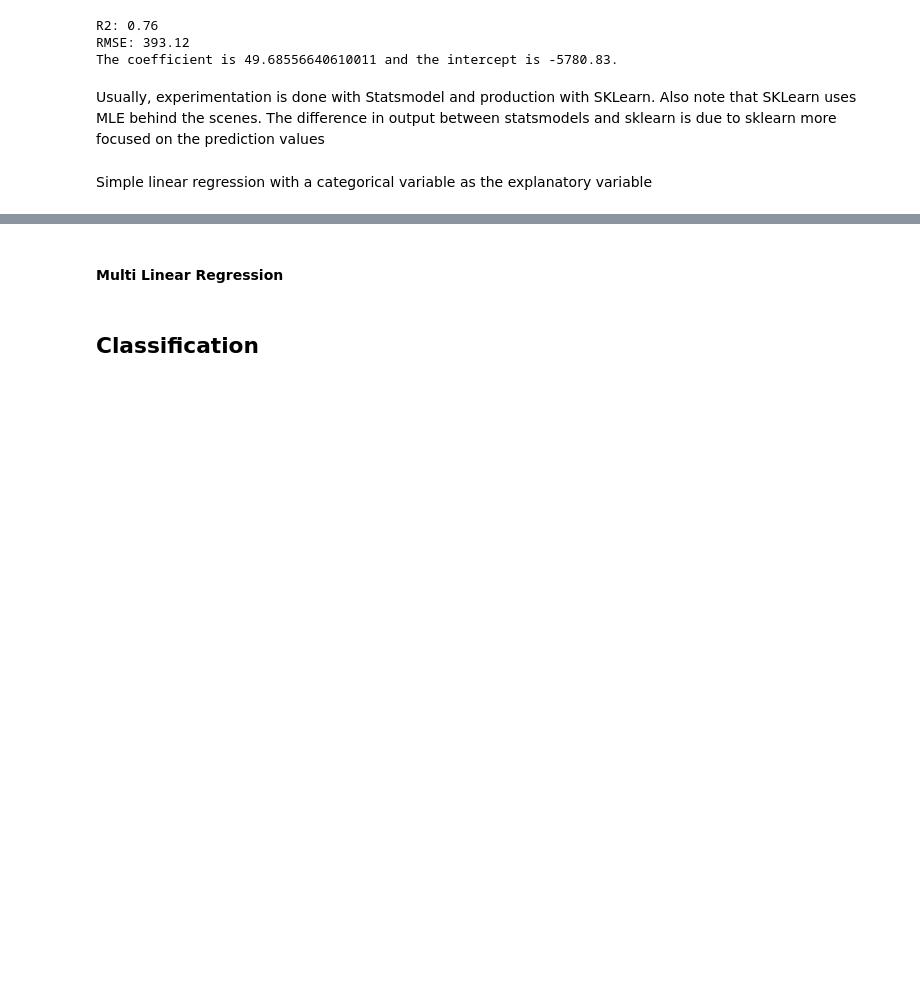
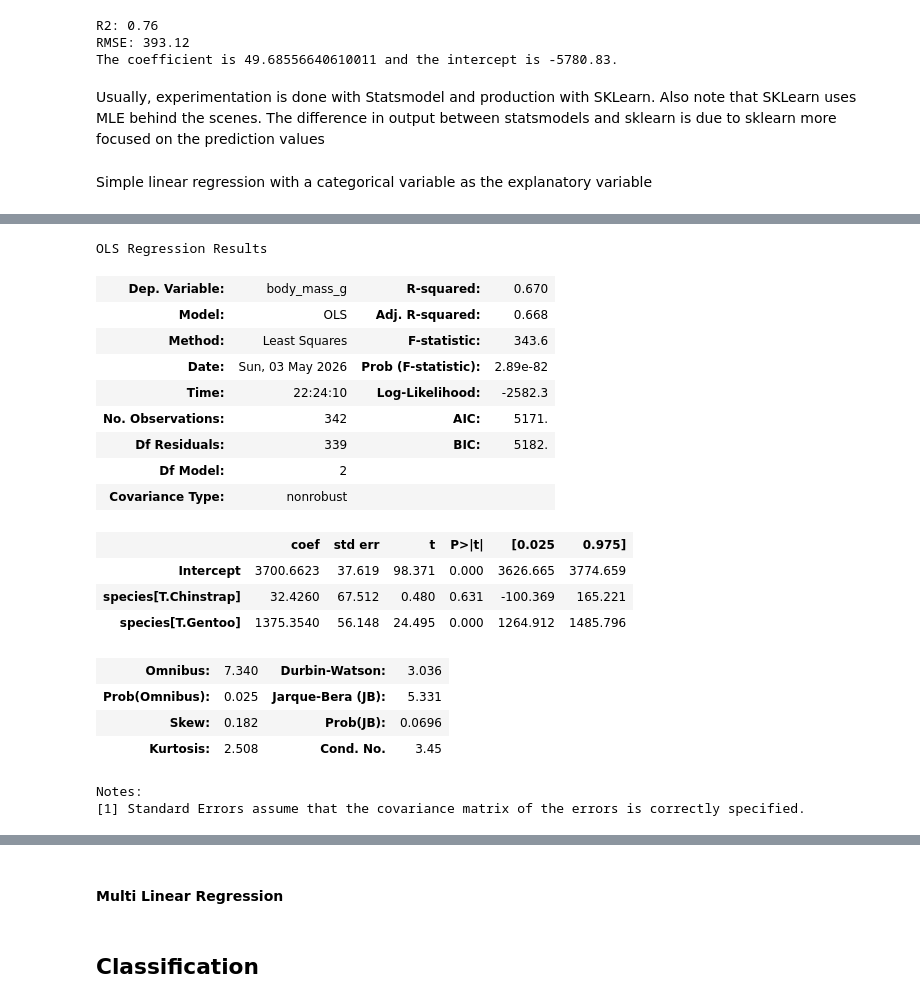
Before and after one commit to carlosjesuscaro/data_analysis_summary, a Jupyter notebook: main.ipynb, the cells around one changed output, grey strips where cells are left out. Drawn from its saved outputs; the diff is of its cells as text; code cells hidden in the pictures; blank space fills up the shorter version.

```diff
--- a/main.ipynb
+++ b/main.ipynb
@@ -563,3 +561,31 @@ OLS Regression Results
 | Kurtosis: | 2.508 | Cond. No. | 3.45 |
 Notes:
 [1] Standard Errors assume that the covariance matrix of the errors is correctly specified.
+# %%
+# Trying the statsmodels.formula.api
+
+model = smf.ols(formula='body_mass_g ~ species', data=clean_data).fit()
+model.summary()
+
+# The results are identical but there was no need to manually add a constant nor to convert the categorical variable into a dummy variable
+# %% [output]
+OLS Regression Results
+| Dep. Variable: | body_mass_g | R-squared: | 0.670 |
+| Model: | OLS | Adj. R-squared: | 0.668 |
+| Method: | Least Squares | F-statistic: | 343.6 |
+| Date: | Sun, 03 May 2026 | Prob (F-statistic): | 2.89e-82 |
+| Time: | 22:24:10 | Log-Likelihood: | -2582.3 |
+| No. Observations: | 342 | AIC: | 5171. |
+| Df Residuals: | 339 | BIC: | 5182. |
+| Df Model: | 2 |  |  |
+| Covariance Type: | nonrobust |  |  |
+|  | coef | std err | t | P>|t| | [0.025 | 0.975] |
+| Intercept | 3700.6623 | 37.619 | 98.371 | 0.000 | 3626.665 | 3774.659 |
+| species[T.Chinstrap] | 32.4260 | 67.512 | 0.480 | 0.631 | -100.369 | 165.221 |
+| species[T.Gentoo] | 1375.3540 | 56.148 | 24.495 | 0.000 | 1264.912 | 1485.796 |
+| Omnibus: | 7.340 | Durbin-Watson: | 3.036 |
+| Prob(Omnibus): | 0.025 | Jarque-Bera (JB): | 5.331 |
+| Skew: | 0.182 | Prob(JB): | 0.0696 |
+| Kurtosis: | 2.508 | Cond. No. | 3.45 |
+Notes:
+[1] Standard Errors assume that the covariance matrix of the errors is correctly specified.
```
Also changed, not shown: parts of 13 cells of this notebook.
